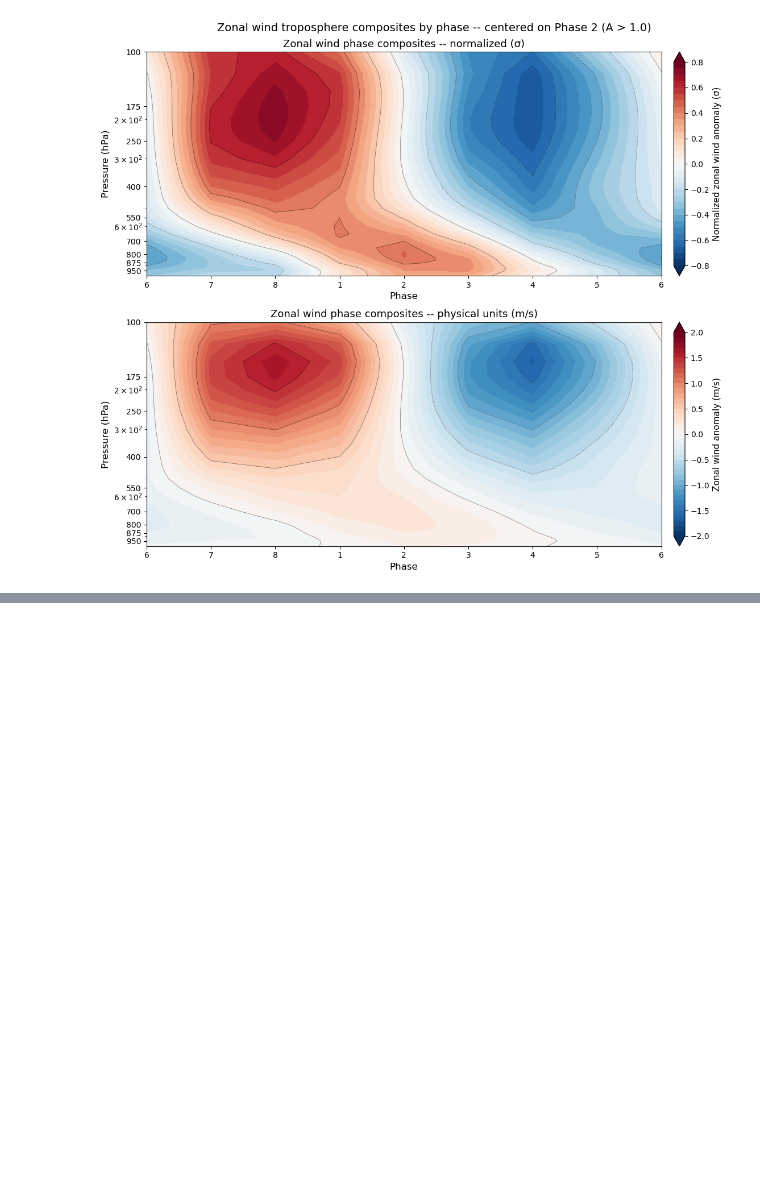
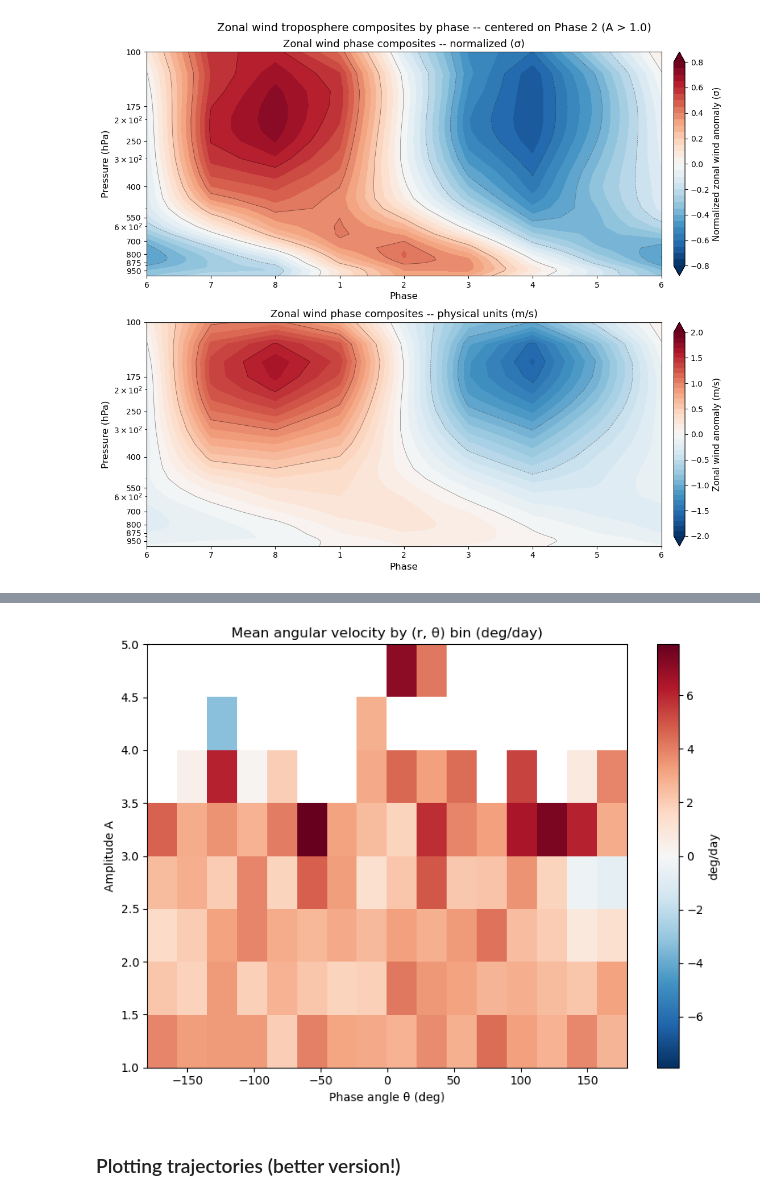
Before and after one commit to Falcon-1529/tam, a Jupyter notebook: notebooks/varcomposites.ipynb, the cells around one changed output, grey strips where cells are left out. Saved outputs shown, nothing was run; the diff lists cells and outputs as text; code cells hidden in the pictures; blank space fills up the shorter version.

```diff
--- a/notebooks/varcomposites.ipynb
+++ b/notebooks/varcomposites.ipynb
@@ -512,0 +1017,16 @@ plt.show()
+# %%
+fig, ax = plt.subplots(figsize=(8, 6))
+vbound = np.nanmax(np.abs(mean_omega))
+im = ax.imshow(mean_omega, cmap='RdBu_r', vmin=-vbound, vmax=vbound,
+               aspect='auto', origin='lower',
+               extent=[theta_bin_edges[0], theta_bin_edges[-1], r_bin_edges[0], r_bin_edges[-1]])
+ax.set_xlabel('Phase angle θ (deg)')
+ax.set_ylabel('Amplitude A')
+ax.set_title('Mean angular velocity by (r, θ) bin (deg/day)')
+plt.colorbar(im, ax=ax, label='deg/day')
+plt.tight_layout()
+plt.show()
+# %% [output]
+[figure, added]
+# %% [markdown]
+### Plotting trajectories (better version!)
```
Also changed, not shown: parts of 33 cells of this notebook, 2 other files.
